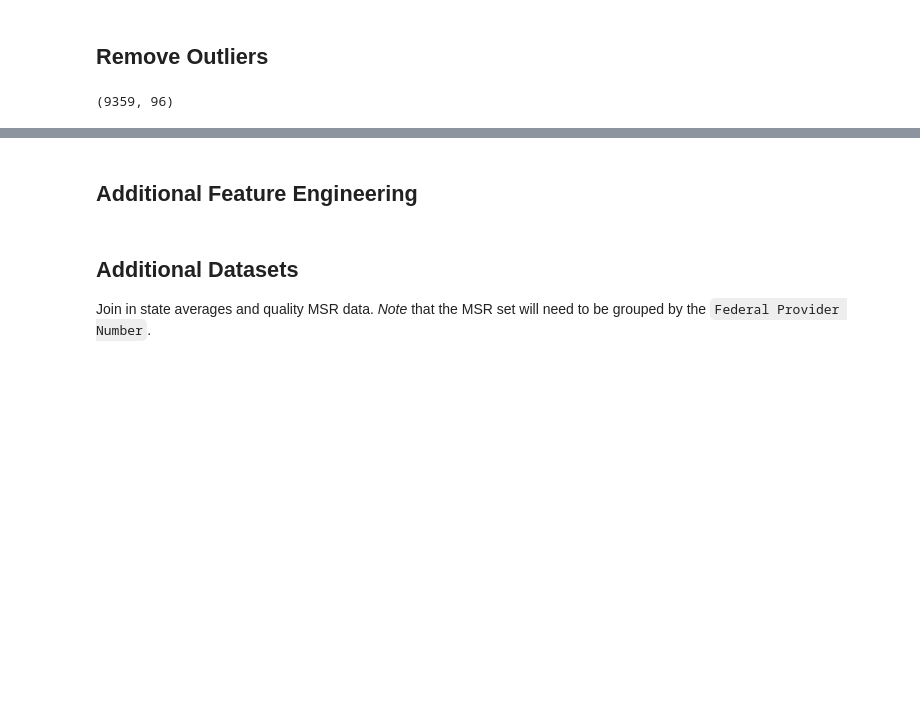
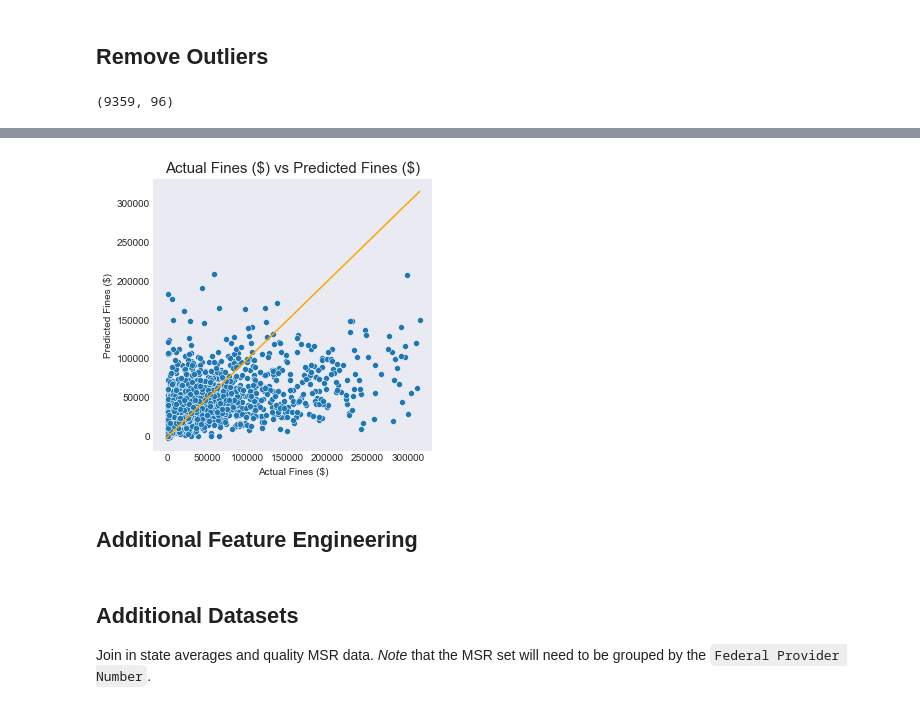
Before and after one commit to schledererj/cs6340-final-project, a Jupyter notebook: nursing_home_fines.ipynb, the cells around one changed output, grey strips where cells are left out. Drawn from its saved outputs; the diff is of its cells as text; code cells hidden in the pictures; blank space fills up the shorter version.

```diff
--- a/nursing_home_fines.ipynb
+++ b/nursing_home_fines.ipynb
@@ -226,3 +245,7 @@ enhanced_model_df.shape
+# %%
+plot_actual_vs_predicted(y_test, y_pred)
+# %% [output]
+[figure, added]
 # %% [markdown]
 ## Additional Feature Engineering
 # %% [markdown]
```
Also changed, not shown: parts of 7 cells of this notebook, 2 other files.
